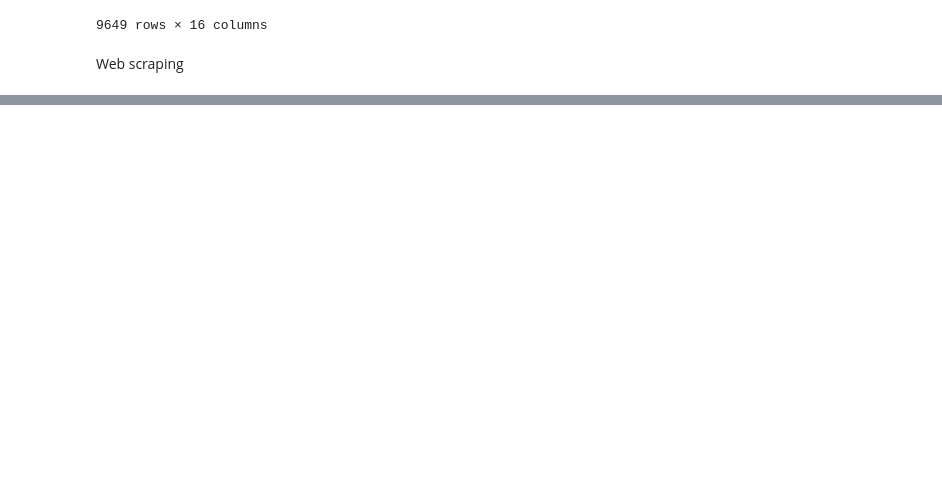
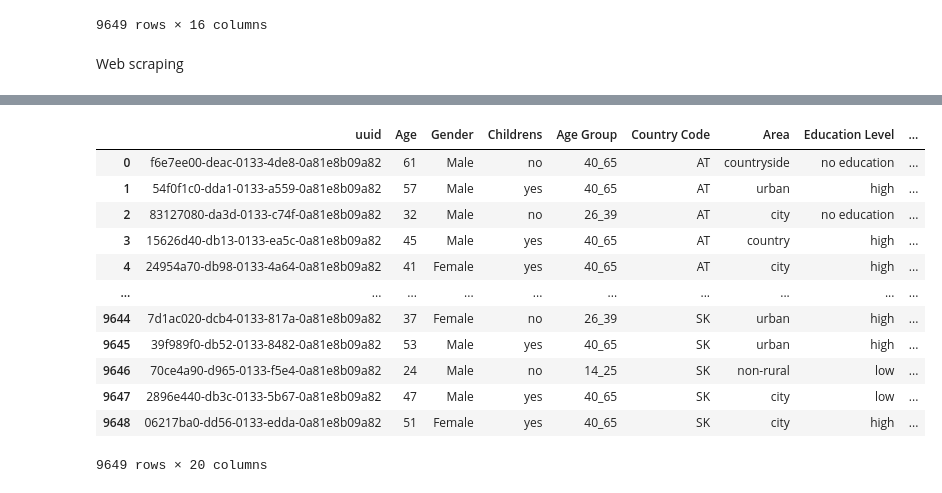
Before and after one commit to ssarahreyes/ih_datamadpt1120_project_m1, a Jupyter notebook: __trash__/CleaningData_draft.ipynb, the cells around one changed output, grey strips where cells are left out. Saved outputs shown, nothing was run; the diff lists cells and outputs as text; code cells hidden in the pictures; blank space fills up the shorter version.

Commit message:
quality and percentaje column added

```diff
--- a/__trash__/CleaningData_draft.ipynb
+++ b/__trash__/CleaningData_draft.ipynb
@@ -224,0 +168,25 @@ europeft_dic = dict(zip(europeft_names, europeft_codes)
+# %%
+# renaming columns
+df_complete.rename(columns={'age': 'Age',
+                           'gender': 'Gender',
+                           'dem_has_children': 'Childrens',
+                           'age_group': 'Age Group',
+                           'country_code': 'Country Code',
+                           'rural': 'Area',
+                           'dem_education_level': 'Education Level',
+                           'dem_full_time_job': 'Full Time Job',
+                           'normalized_job_code': 'Job Code',
+                           'question_bbi_2016wave4_basicincome_awareness': 'Q1: awareness',
+                           'question_bbi_2016wave4_basicincome_vote': 'Q2: vote',
+                           'question_bbi_2016wave4_basicincome_effect': 'Q3: effect',
+                           'question_bbi_2016wave4_basicincome_argumentsfor': 'Q4: aurguments for',
+                           'question_bbi_2016wave4_basicincome_argumentsagainst': 'Q5: arguments againts'}, inplace=True)
+# %%
+# adding quantity column
+df_complete['Quantity'] = df_complete.groupby('uuid')['uuid'].transform('count').astype("int64")
+# %%
+# adding percentage column
+# votos por país
+
+list_countries =df_complete['Country'].unique().tolist()
+list_countries
@@ -224,0 +211,24 @@ europeft_dic = dict(zip(europeft_names, europeft_codes)
+# %%
+# total people per country column.
+df_complete['Total Votes Per Country'] = 0
+
+for country in list_countries:
+    df_complete.loc[df_complete['Country'] == country , 'Total Votes Per Country'] = df_complete.loc[df_complete['Country'].str.contains(country) , 'Quantity'].sum()
+# %%
+df_complete['Percentage'] = (df_complete['Total Votes Per Country'] / df_complete['Total Votes Per Country'].sum())
+df_complete['Percentage'] = df_complete['Percentage'].astype(float).map(lambda x: '{:.4%}'.format(x)) # adding the %
+df_complete
+# %% [output]
+|  | uuid | Age | Gender | Childrens | Age Group | Country Code | Area | Education Level | ... |
+| 0 | f6e7ee00-deac-0133-4de8-0a81e8b09a82 | 61 | Male | no | 40_65 | AT | countryside | no education | ... |
+| 1 | 54f0f1c0-dda1-0133-a559-0a81e8b09a82 | 57 | Male | yes | 40_65 | AT | urban | high | ... |
+| 2 | 83127080-da3d-0133-c74f-0a81e8b09a82 | 32 | Male | no | 26_39 | AT | city | no education | ... |
+| 3 | 15626d40-db13-0133-ea5c-0a81e8b09a82 | 45 | Male | yes | 40_65 | AT | country | high | ... |
+| 4 | 24954a70-db98-0133-4a64-0a81e8b09a82 | 41 | Female | yes | 40_65 | AT | city | high | ... |
+| ... | ... | ... | ... | ... | ... | ... | ... | ... | ... |
+| 9644 | 7d1ac020-dcb4-0133-817a-0a81e8b09a82 | 37 | Female | no | 26_39 | SK | urban | high | ... |
+| 9645 | 39f989f0-db52-0133-8482-0a81e8b09a82 | 53 | Male | yes | 40_65 | SK | urban | high | ... |
+| 9646 | 70ce4a90-d965-0133-f5e4-0a81e8b09a82 | 24 | Male | no | 14_25 | SK | non-rural | low | ... |
+| 9647 | 2896e440-db3c-0133-5b67-0a81e8b09a82 | 47 | Male | yes | 40_65 | SK | city | low | ... |
+| 9648 | 06217ba0-dd56-0133-edda-0a81e8b09a82 | 51 | Female | yes | 40_65 | SK | city | high | ... |
+9649 rows × 20 columns
```
Also changed, not shown: parts of 20 cells of this notebook, 2 other files.
